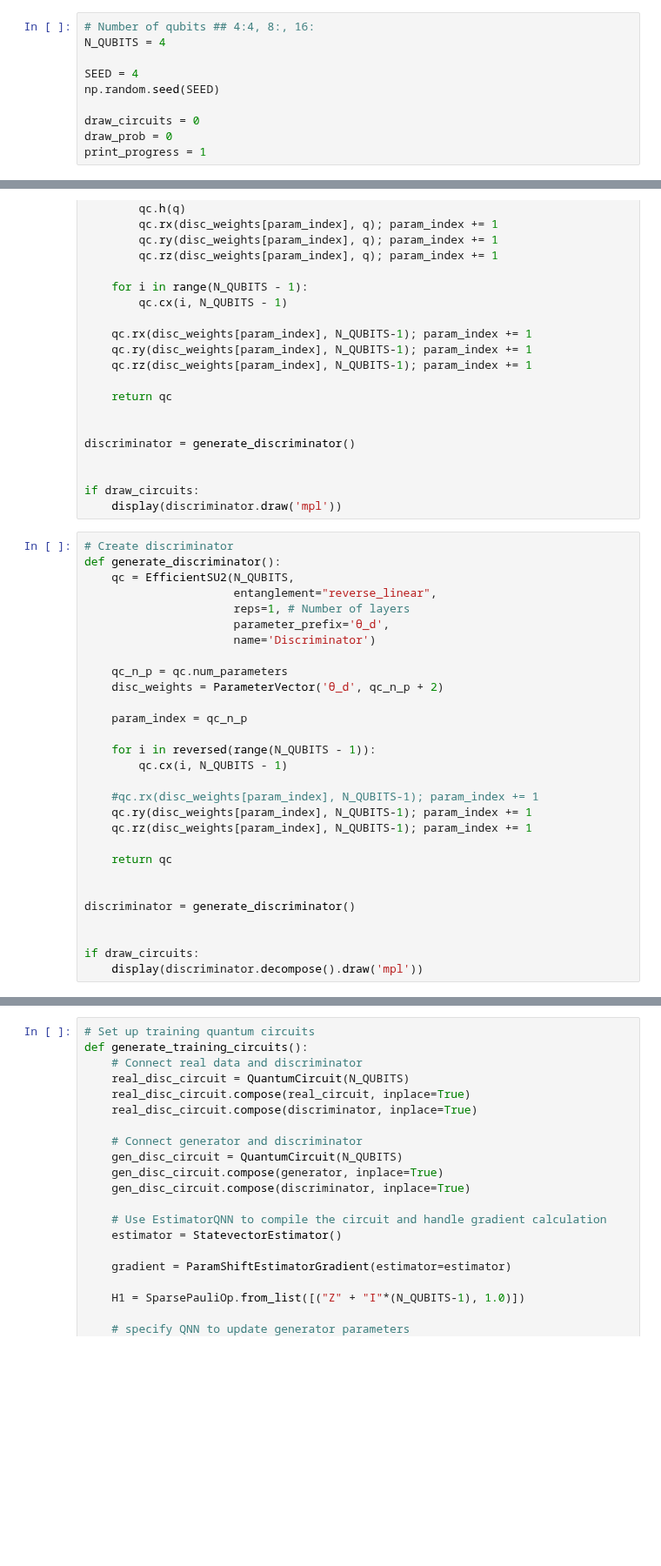
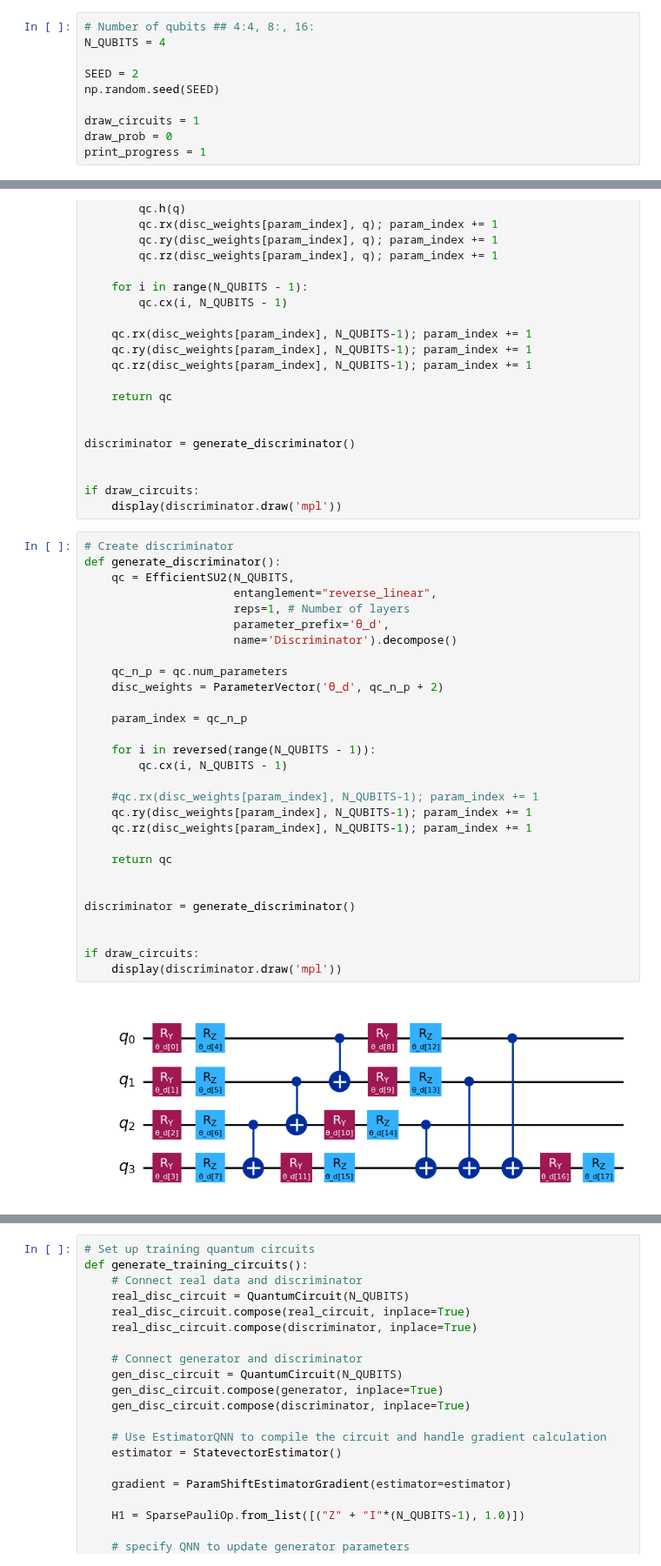
Before and after one commit to bburuta/Qiskit-IBM, a Jupyter notebook: qgan/fullyq-sim.ipynb, the cells around one changed output, grey strips where cells are left out. Shown at 87% size. Saved outputs shown, nothing was run; the diff lists cells and outputs as text; blank space fills up the shorter version.

```diff
--- a/qgan/fullyq-sim.ipynb
+++ b/qgan/fullyq-sim.ipynb
@@ -47,10 +58,10 @@ import os
 # Number of qubits ## 4:4, 8:, 16:
 N_QUBITS = 4
 
-SEED = 4
+SEED = 2
 np.random.seed(SEED)
 
-draw_circuits = 0
+draw_circuits = 1
 draw_prob = 0
 print_progress = 1
 # %%
@@ -164,32 +175,34 @@ if draw_circuits:
 # %%
 # Create discriminator
 def generate_discriminator():
     qc = EfficientSU2(N_QUBITS,
                       entanglement="reverse_linear",
                       reps=1, # Number of layers
                       parameter_prefix='θ_d',
-                      name='Discriminator')
+                      name='Discriminator').decompose()
 
     qc_n_p = qc.num_parameters
     disc_weights = ParameterVector('θ_d', qc_n_p + 2)
 
     param_index = qc_n_p
 
     for i in reversed(range(N_QUBITS - 1)):
         qc.cx(i, N_QUBITS - 1)
 
     #qc.rx(disc_weights[param_index], N_QUBITS-1); param_index += 1
     qc.ry(disc_weights[param_index], N_QUBITS-1); param_index += 1
     qc.rz(disc_weights[param_index], N_QUBITS-1); param_index += 1
 
     return qc
 
 
 discriminator = generate_discriminator()
 
 
 if draw_circuits:
-    display(discriminator.decompose().draw('mpl'))
+    display(discriminator.draw('mpl'))
+# %% [output]
+[figure, added]
 # %%
 # Initialize generator parameters
 N_DPARAMS = discriminator.num_parameters
```
Also changed, not shown: parts of 7 cells of this notebook, 47 other files.
